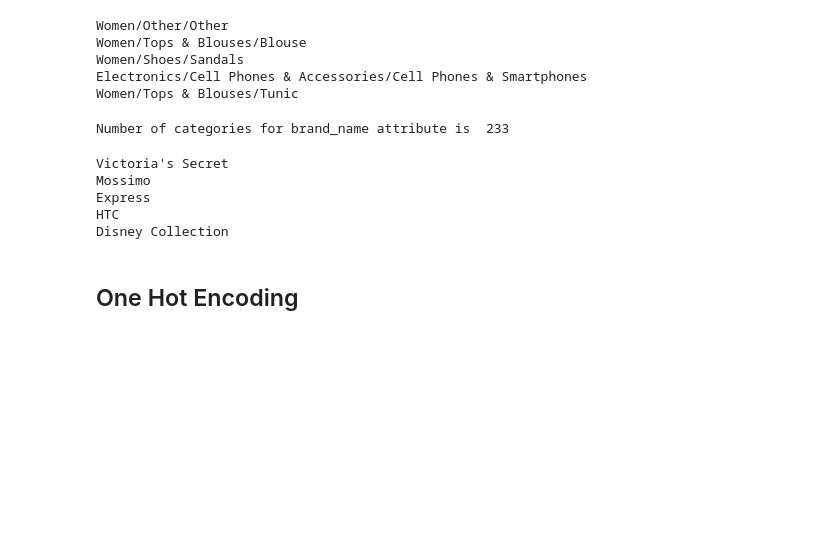
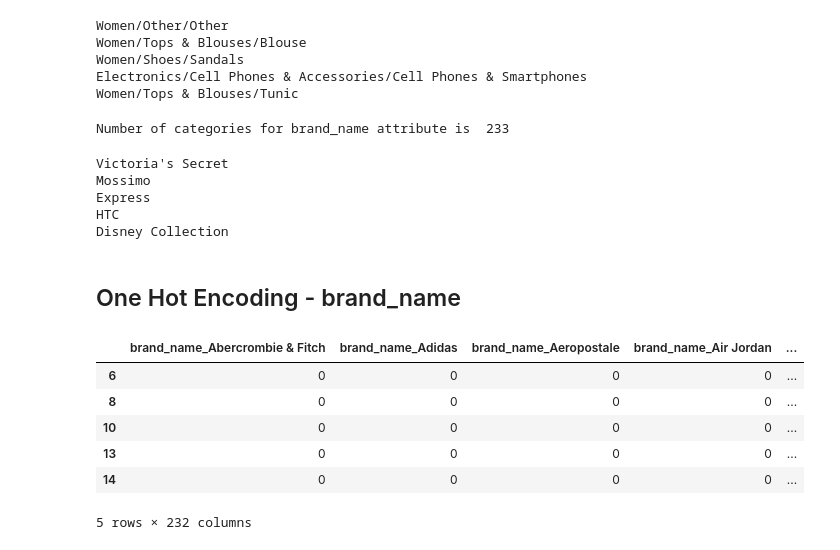
Before and after one commit to DSEI21000-S21/project-product-price-prediction, a Jupyter notebook: experiment/AttributeEncoding.ipynb, the cells around one changed output. Drawn from its saved outputs; the diff is of its cells as text; code cells hidden in the pictures; blank space fills up the shorter version.

```diff
--- a/experiment/AttributeEncoding.ipynb
+++ b/experiment/AttributeEncoding.ipynb
@@ -71,4 +80,16 @@ Express
 HTC
 Disney Collection
 # %% [markdown]
-## One Hot Encoding
+## One Hot Encoding - brand_name
+# %%
+ # using get_dummies, drop one column as it is correlated with other column
+ encode_df = pd.get_dummies(sample_df[['brand_name']], drop_first=True)
+ encode_df.head(5)
+# %% [output]
+|  | brand_name_Abercrombie & Fitch | brand_name_Adidas | brand_name_Aeropostale | brand_name_Air Jordan | ... |
+| 6 | 0 | 0 | 0 | 0 | ... |
+| 8 | 0 | 0 | 0 | 0 | ... |
+| 10 | 0 | 0 | 0 | 0 | ... |
+| 13 | 0 | 0 | 0 | 0 | ... |
+| 14 | 0 | 0 | 0 | 0 | ... |
+5 rows × 232 columns
```
Also changed, not shown: parts of 3 cells of this notebook.
